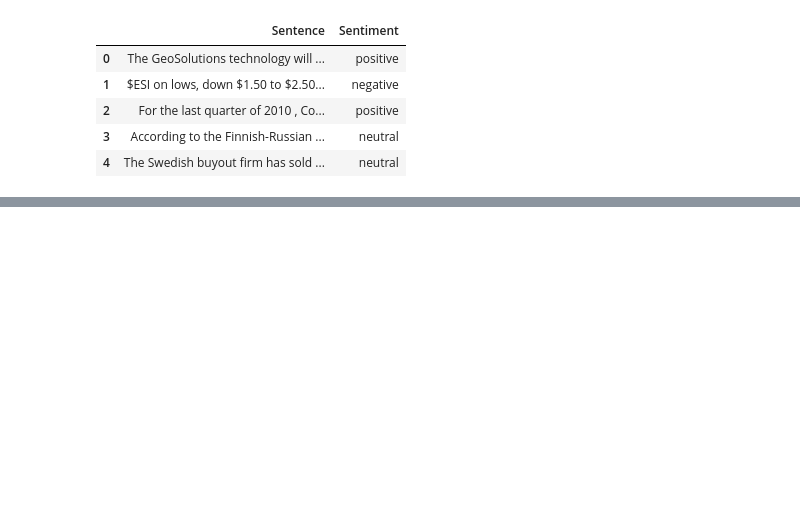
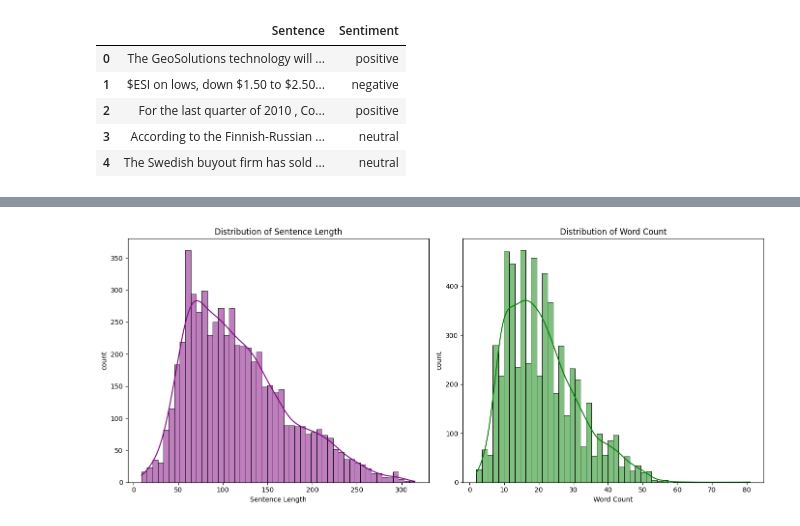
Before and after one commit to Pam-Pam29/Group18-Formative-2-Text-Classification, a Jupyter notebook: Group18_Formative_2_Text_Classification.ipynb, the cells around one changed output, grey strips where cells are left out. Cells and saved outputs as stored; diff of their text form; code cells hidden in the pictures; blank space fills up the shorter version.

```diff
--- a/Group18_Formative_2_Text_Classification.ipynb
+++ b/Group18_Formative_2_Text_Classification.ipynb
@@ -19,0 +61,7 @@ df.head()
+# %%
+# Add new columns for text xcter
+df['sentence_length'] = df['Sentence'].apply(len)
+df['word_count'] = df['Sentence'].apply(lambda x: len(x.split()))
+
+print("\nDescriptive statistics for sentence_length and word_count:")
+print(df[['sentence_length', 'word_count']].describe())
@@ -19,0 +79,19 @@ df.head()
+# %%
+# Create and display histograms for 'sentence_length' and 'word_count'
+plt.figure(figsize=(14, 6))
+plt.subplot(1, 2, 1)
+sns.histplot(df['sentence_length'], bins=50, kde=True, color='purple')
+plt.title('Distribution of Sentence Length')
+plt.xlabel('Sentence Length')
+plt.ylabel('count')
+
+plt.subplot(1, 2, 2)
+sns.histplot(df['word_count'], bins=50, kde=True, color='green')
+plt.title('Distribution of Word Count')
+plt.xlabel('Word Count')
+plt.ylabel('count')
+
+plt.tight_layout()
+plt.show()
+# %% [output]
+[figure, added]
```
Also changed, not shown: parts of 6 cells of this notebook.
